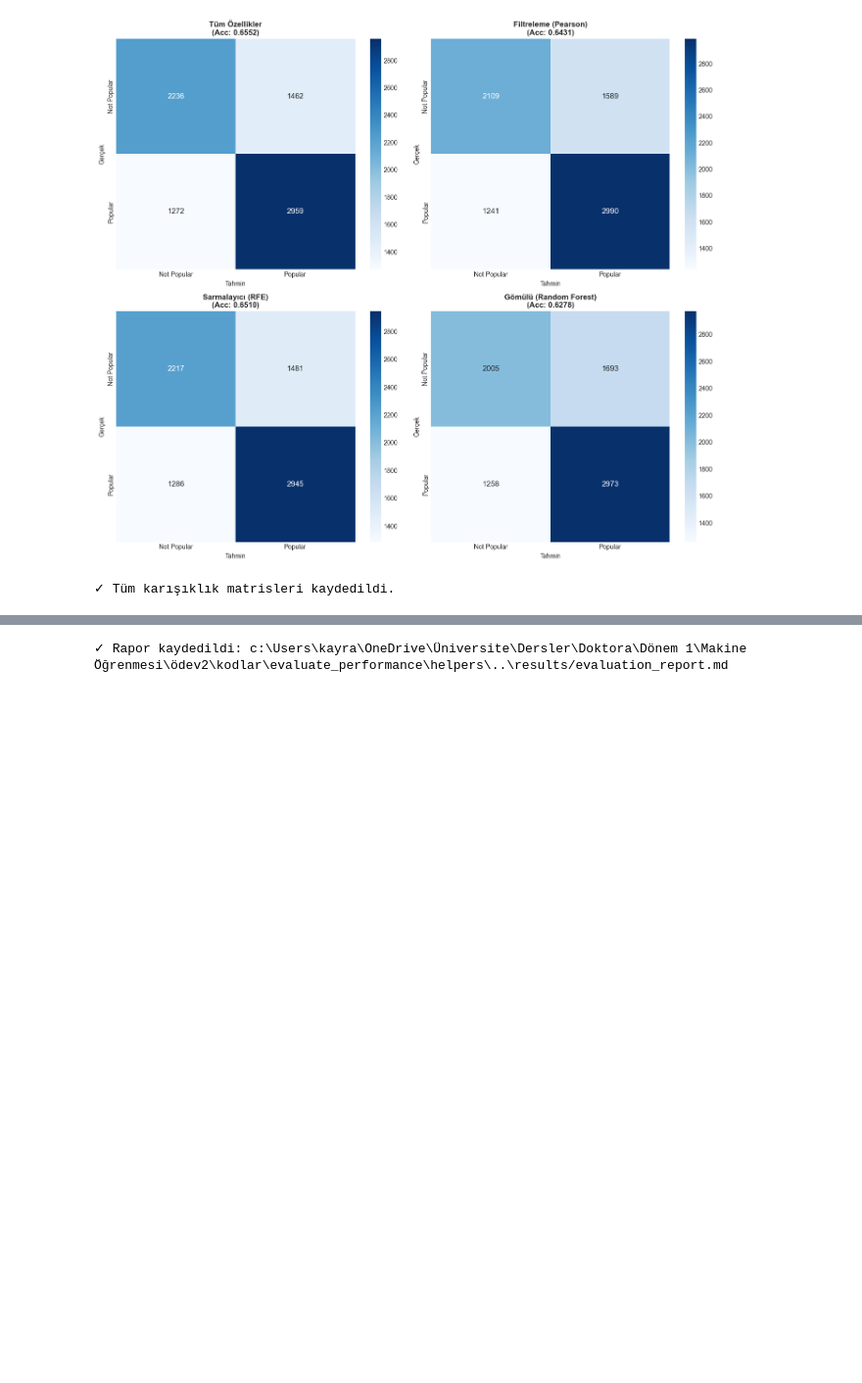
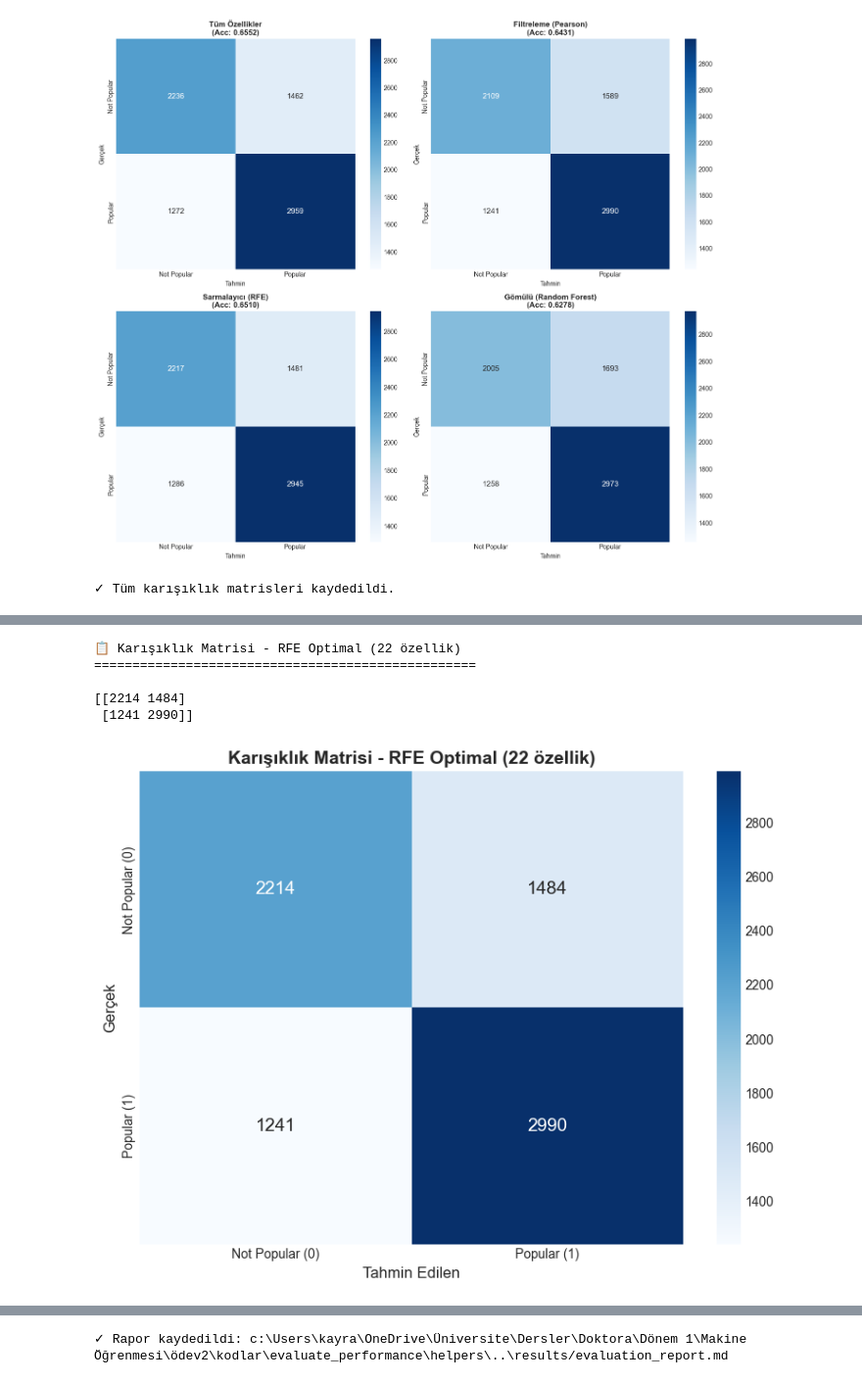
Before and after one commit to kaayra2000/logistic_regression_feature_selection, a Jupyter notebook: evaluate_performance/logistic_regression_evaluation.ipynb, the cells around one changed output, grey strips where cells are left out. Shown at 98% size. Cells and saved outputs as stored; diff of their text form; code cells hidden in the pictures; blank space fills up the shorter version.

```diff
--- a/evaluate_performance/logistic_regression_evaluation.ipynb
+++ b/evaluate_performance/logistic_regression_evaluation.ipynb
@@ -482,0 +626,29 @@ print(f"\n✓ Tüm karışıklık matrisleri kaydedildi.")
+# %%
+# Optimal özellik sayısı için final model eğitimi
+print("\n" + "=" * 70)
+print("OPTİMAL ÖZELLİK SAYISI İLE FİNAL MODEL")
+print("=" * 70)
+
+# RFE ile optimal sayıda özellik seç
+base_model = create_logistic_regression_model(C=1.0)
+rfe_optimal = RFE(estimator=base_model, n_features_to_select=optimal_n_features, step=1)
+rfe_optimal.fit(X_train_scaled, y_train_full)
+
+X_train_optimal = X_train_scaled[:, rfe_optimal.support_]
+X_test_optimal = X_test_scaled[:, rfe_optimal.support_]
+
+# Final model
+final_optimal_model = create_logistic_regression_model(C=1.0)
+final_optimal_model.fit(X_train_optimal, y_train_full)
+
+# Tahminler
+y_pred_optimal = final_optimal_model.predict(X_test_optimal)
+
+# Metrikler
+optimal_metrics = calculate_metrics(y_test_full, y_pred_optimal)
+
+print(f"\n📊 Optimal Model Test Sonuçları ({optimal_n_features} özellik):")
+print(f"  Accuracy:  {optimal_metrics['accuracy']:.4f} ({optimal_metrics['accuracy']*100:.2f}%)")
+print(f"  F1-Score:  {optimal_metrics['f1_score']:.4f}")
+print(f"  Precision: {optimal_metrics['precision']:.4f}")
+print(f"  Recall:    {optimal_metrics['recall']:.4f}")
@@ -482,0 +710,21 @@ print(f"\n✓ Tüm karışıklık matrisleri kaydedildi.")
+# %%
+# Optimal RFE için karışıklık matrisi
+cm_optimal = create_confusion_matrix(y_test_full, y_pred_optimal)
+
+print(f"\n📋 Karışıklık Matrisi - RFE Optimal ({optimal_n_features} özellik)")
+print("=" * 50)
+print(f"\n{cm_optimal}")
+
+fig = plot_confusion_matrix(
+    cm_optimal,
+    title=f"Karışıklık Matrisi - RFE Optimal ({optimal_n_features} özellik)"
+)
+plt.savefig(f"{get_results_dir()}/optimal_rfe_confusion_matrix.png", dpi=150, bbox_inches='tight')
+plt.show()
+# %% [output]
+📋 Karışıklık Matrisi - RFE Optimal (22 özellik)
+==================================================
+
+[[2214 1484]
+ [1241 2990]]
+[figure, added]
```
Also changed, not shown: parts of 28 cells of this notebook, 10 other files.
